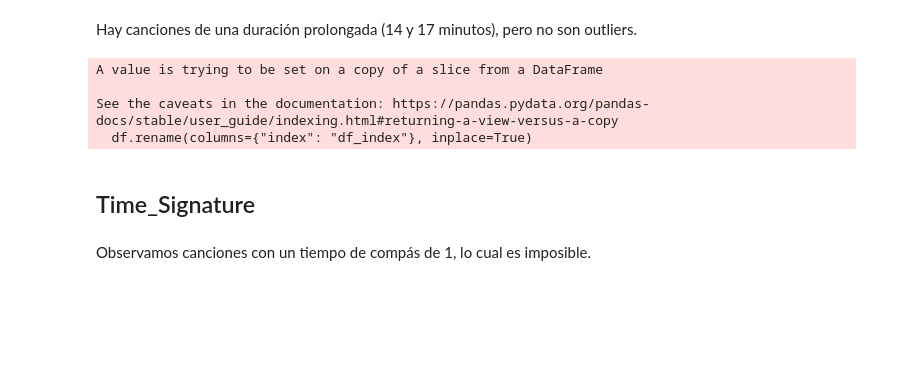
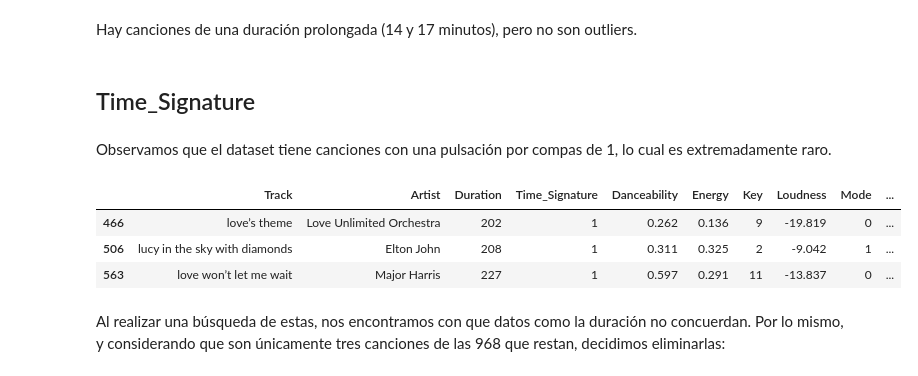
Before and after one commit to iroumec/TPE-FCD, a Jupyter notebook: Notebook.ipynb, the cells around one changed output. Saved outputs shown, nothing was run; the diff lists cells and outputs as text; code cells hidden in the pictures; blank space fills up the shorter version.

```diff
--- a/Notebook.ipynb
+++ b/Notebook.ipynb
@@ -540,17 +541,20 @@ duration_dataset
 968 rows × 20 columns
 # %% [markdown]
 Hay canciones de una duración prolongada (14 y 17 minutos), pero no son outliers.
-# %%
-import pandas_profiling as pp
-
-report = pp.ProfileReport(duration_dataset)
-report.to_file(output_file="covers_report.html")
-# %% [output]
-A value is trying to be set on a copy of a slice from a DataFrame
-
-See the caveats in the documentation: https://pandas.pydata.org/pandas-docs/stable/user_guide/indexing.html#returning-a-view-versus-a-copy
-  df.rename(columns={"index": "df_index"}, inplace=True)
 # %% [markdown]
 ## Time_Signature
 # %% [markdown]
-Observamos canciones con un tiempo de compás de 1, lo cual es imposible.
+Observamos que el dataset tiene canciones con una pulsación por compas de 1, lo cual es extremadamente raro.
+# %%
+time_signature_dataset = duration_dataset.copy()
+
+time_signature_1 = time_signature_dataset[time_signature_dataset["Time_Signature"] == 1]
+
+time_signature_1
+# %% [output]
+|  | Track | Artist | Duration | Time_Signature | Danceability | Energy | Key | Loudness | Mode | ... |
+| 466 | love’s theme | Love Unlimited Orchestra | 202 | 1 | 0.262 | 0.136 | 9 | -19.819 | 0 | ... |
+| 506 | lucy in the sky with diamonds | Elton John | 208 | 1 | 0.311 | 0.325 | 2 | -9.042 | 1 | ... |
+| 563 | love won’t let me wait | Major Harris | 227 | 1 | 0.597 | 0.291 | 11 | -13.837 | 0 | ... |
+# %% [markdown]
+Al realizar una búsqueda de estas, nos encontramos con que datos como la duración no concuerdan. Por lo mismo, y considerando que son únicamente tres canciones de las 968 que restan, decidimos eliminarlas:
```
Also changed, not shown: parts of 18 cells of this notebook, 1 other file.
